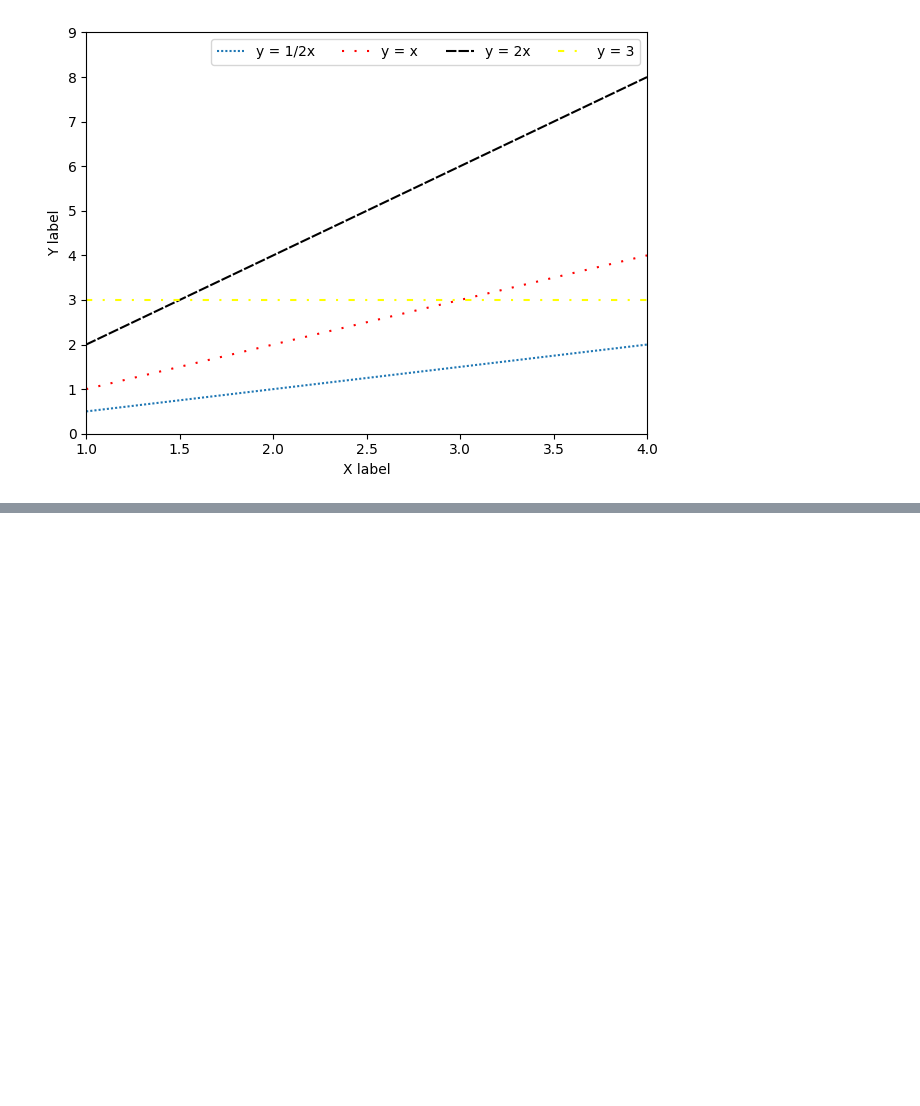
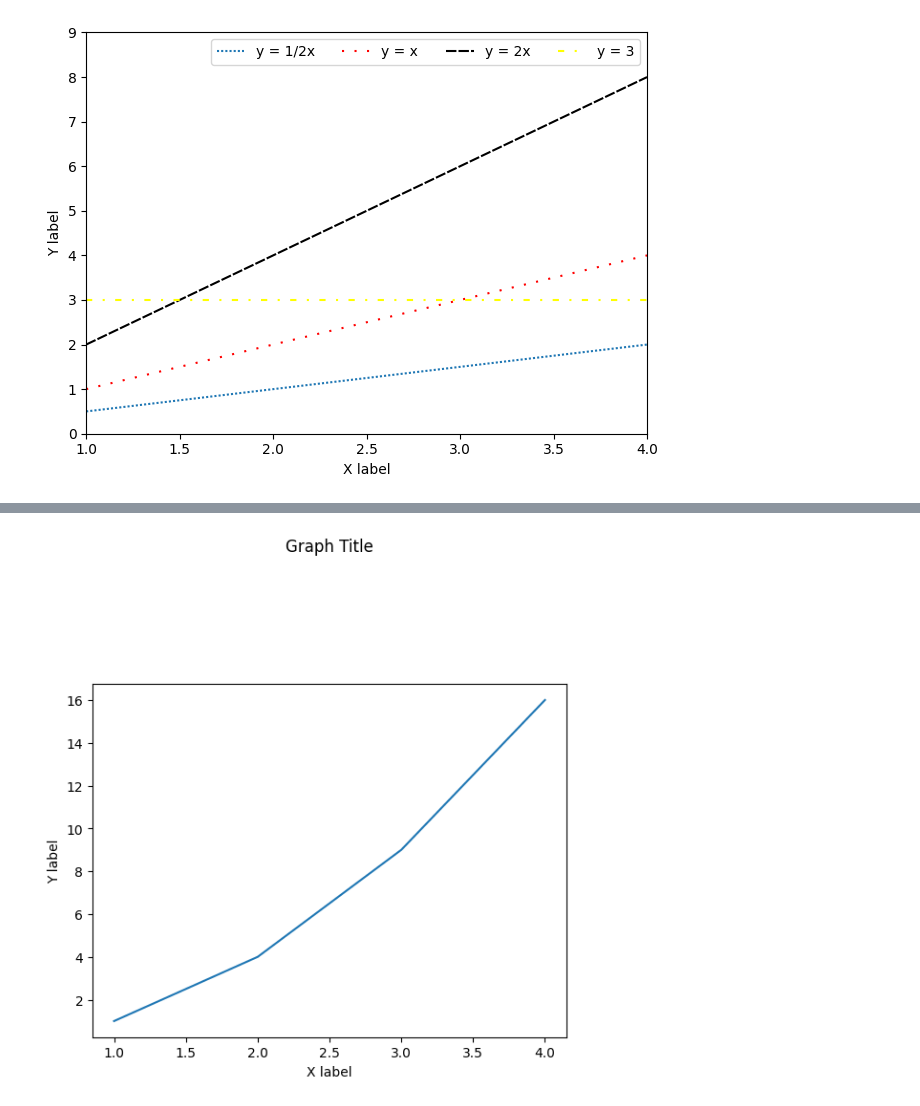
Before and after one commit to naro-naro/Colab, a Jupyter notebook: How to Use Python Libraries for Artificial Intelligence/Matplotlib_실습.ipynb, the cells around one changed output, grey strips where cells are left out. Cells and saved outputs as stored; diff of their text form; code cells hidden in the pictures; blank space fills up the shorter version.

```diff
--- a/How to Use Python Libraries for Artificial Intelligence/Matplotlib_실습.ipynb
+++ b/How to Use Python Libraries for Artificial Intelligence/Matplotlib_실습.ipynb
@@ -160,0 +209,10 @@ plt.show()
+# %%
+plt.plot([1,2,3,4], [1,4,9,16])
+plt.xlabel("X label")
+plt.ylabel("Y label")
+
+plt.title("Graph Title", loc='center', pad=100)
+
+plt.show()
+# %% [output]
+[figure, added]
```
Also changed, not shown: parts of 23 cells of this notebook.
